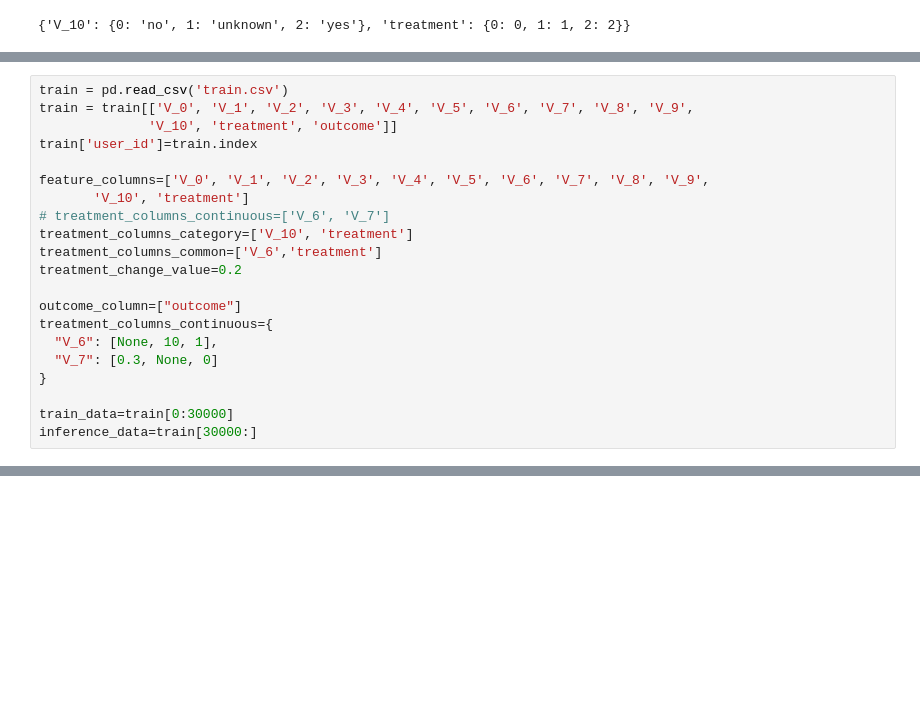
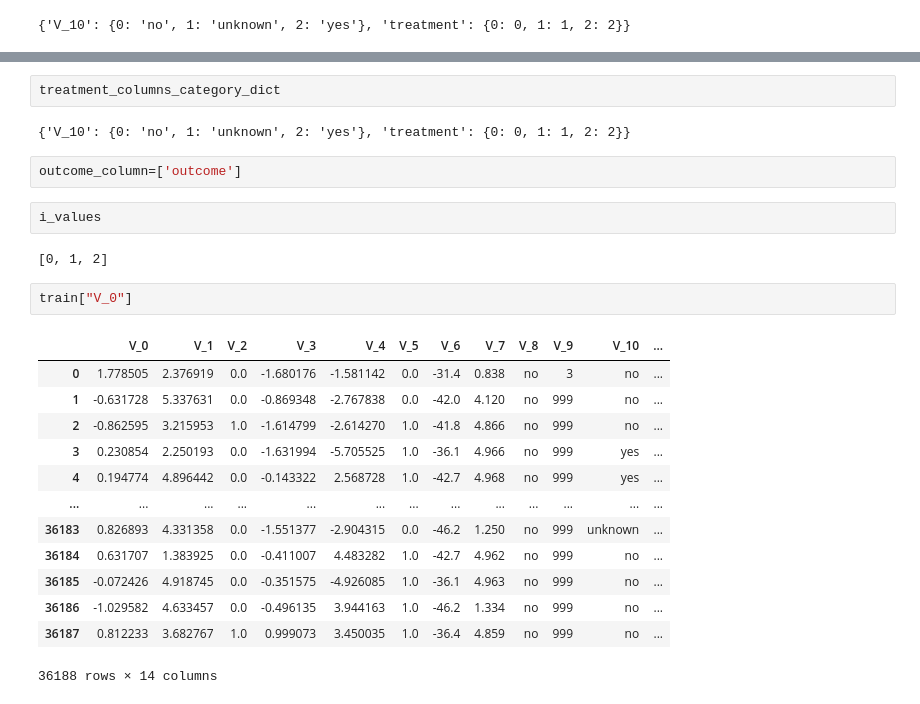
Before and after one commit to fuyazhou/causal-program, a Jupyter notebook: real_imprementation-LAST-因果推断模拟---整合.ipynb, the cells around one changed output, grey strips where cells are left out. Saved outputs shown, nothing was run; the diff lists cells and outputs as text; blank space fills up the shorter version.

```diff
--- a/real_imprementation-LAST-因果推断模拟---整合.ipynb
+++ b/real_imprementation-LAST-因果推断模拟---整合.ipynb
@@ -226,21 +309,0 @@ treatment is category 变量，在common中
-# %%
-train = pd.read_csv('train.csv')
-train = train[['V_0', 'V_1', 'V_2', 'V_3', 'V_4', 'V_5', 'V_6', 'V_7', 'V_8', 'V_9',
-              'V_10', 'treatment', 'outcome']]
-train['user_id']=train.index
-
-feature_columns=['V_0', 'V_1', 'V_2', 'V_3', 'V_4', 'V_5', 'V_6', 'V_7', 'V_8', 'V_9',
-       'V_10', 'treatment']
-# treatment_columns_continuous=['V_6', 'V_7']
-treatment_columns_category=['V_10', 'treatment']
-treatment_columns_common=['V_6','treatment']
-treatment_change_value=0.2
-
-outcome_column=["outcome"]
-treatment_columns_continuous={
-  "V_6": [None, 10, 1],
-  "V_7": [0.3, None, 0]
-}
-
-train_data=train[0:30000]
-inference_data=train[30000:]
@@ -271,0 +330,26 @@ a="{'V_6': [None, 10, 1],'V_7': [0.3, None, 0]}"
+# %%
+treatment_columns_category_dict
+# %% [output]
+{'V_10': {0: 'no', 1: 'unknown', 2: 'yes'}, 'treatment': {0: 0, 1: 1, 2: 2}}
+# %%
+outcome_column=['outcome']
+# %%
+i_values
+# %% [output]
+[0, 1, 2]
+# %%
+train["V_0"]
+# %% [output]
+|  | V_0 | V_1 | V_2 | V_3 | V_4 | V_5 | V_6 | V_7 | V_8 | V_9 | V_10 | ... |
+| 0 | 1.778505 | 2.376919 | 0.0 | -1.680176 | -1.581142 | 0.0 | -31.4 | 0.838 | no | 3 | no | ... |
+| 1 | -0.631728 | 5.337631 | 0.0 | -0.869348 | -2.767838 | 0.0 | -42.0 | 4.120 | no | 999 | no | ... |
+| 2 | -0.862595 | 3.215953 | 1.0 | -1.614799 | -2.614270 | 1.0 | -41.8 | 4.866 | no | 999 | no | ... |
+| 3 | 0.230854 | 2.250193 | 0.0 | -1.631994 | -5.705525 | 1.0 | -36.1 | 4.966 | no | 999 | yes | ... |
+| 4 | 0.194774 | 4.896442 | 0.0 | -0.143322 | 2.568728 | 1.0 | -42.7 | 4.968 | no | 999 | yes | ... |
+| ... | ... | ... | ... | ... | ... | ... | ... | ... | ... | ... | ... | ... |
+| 36183 | 0.826893 | 4.331358 | 0.0 | -1.551377 | -2.904315 | 0.0 | -46.2 | 1.250 | no | 999 | unknown | ... |
+| 36184 | 0.631707 | 1.383925 | 0.0 | -0.411007 | 4.483282 | 1.0 | -42.7 | 4.962 | no | 999 | no | ... |
+| 36185 | -0.072426 | 4.918745 | 0.0 | -0.351575 | -4.926085 | 1.0 | -36.1 | 4.963 | no | 999 | no | ... |
+| 36186 | -1.029582 | 4.633457 | 0.0 | -0.496135 | 3.944163 | 1.0 | -46.2 | 1.334 | no | 999 | no | ... |
+| 36187 | 0.812233 | 3.682767 | 1.0 | 0.999073 | 3.450035 | 1.0 | -36.4 | 4.859 | no | 999 | no | ... |
+36188 rows × 14 columns
```
Also changed, not shown: parts of 28 cells of this notebook, 4 other files.
